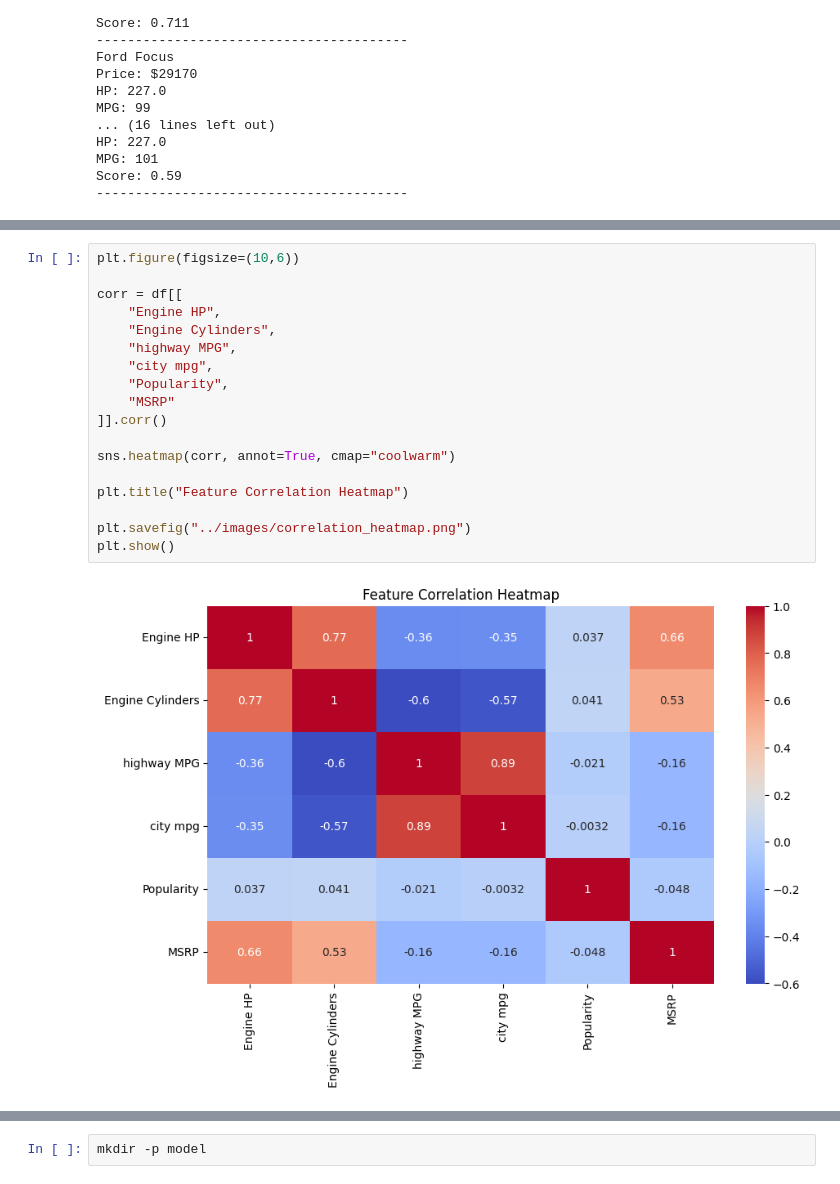
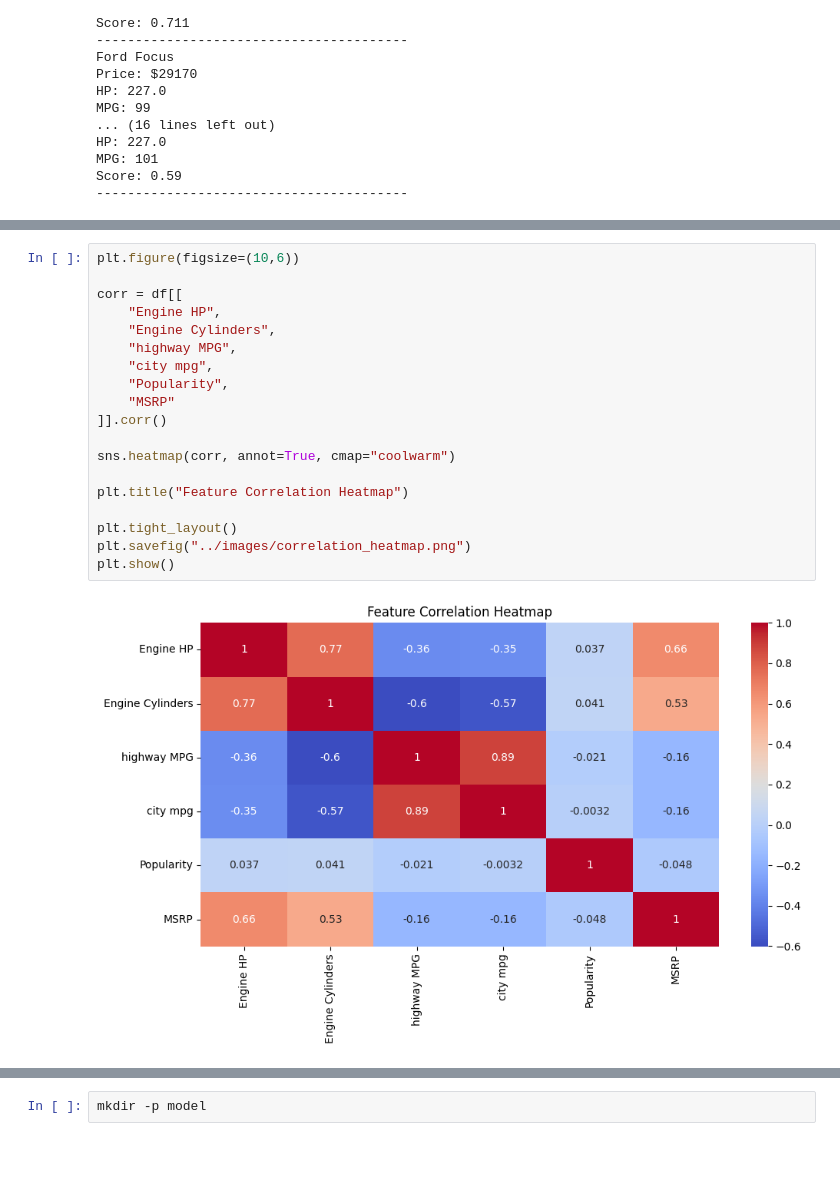
Before and after one commit to Ironclad1738281/car-recommendation-engine, a Jupyter notebook: notebooks/recommender.ipynb, the cells around one changed output, grey strips where cells are left out. Cells and saved outputs as stored; diff of their text form; blank space fills up the shorter version.

```diff
--- a/notebooks/recommender.ipynb
+++ b/notebooks/recommender.ipynb
@@ -332,23 +334,24 @@ plt.show()
 # %%
 plt.figure(figsize=(10,6))
 
 corr = df[[
     "Engine HP",
     "Engine Cylinders",
     "highway MPG",
     "city mpg",
     "Popularity",
     "MSRP"
 ]].corr()
 
 sns.heatmap(corr, annot=True, cmap="coolwarm")
 
 plt.title("Feature Correlation Heatmap")
 
+plt.tight_layout()
 plt.savefig("../images/correlation_heatmap.png")
 plt.show()
 # %% [output]
-[figure, old version]
+[figure, new version]
 # %%
 subset = df[df["MSRP"] <= 30000].copy()
 
```
Also changed, not shown: parts of 3 cells of this notebook, 4 other files.
